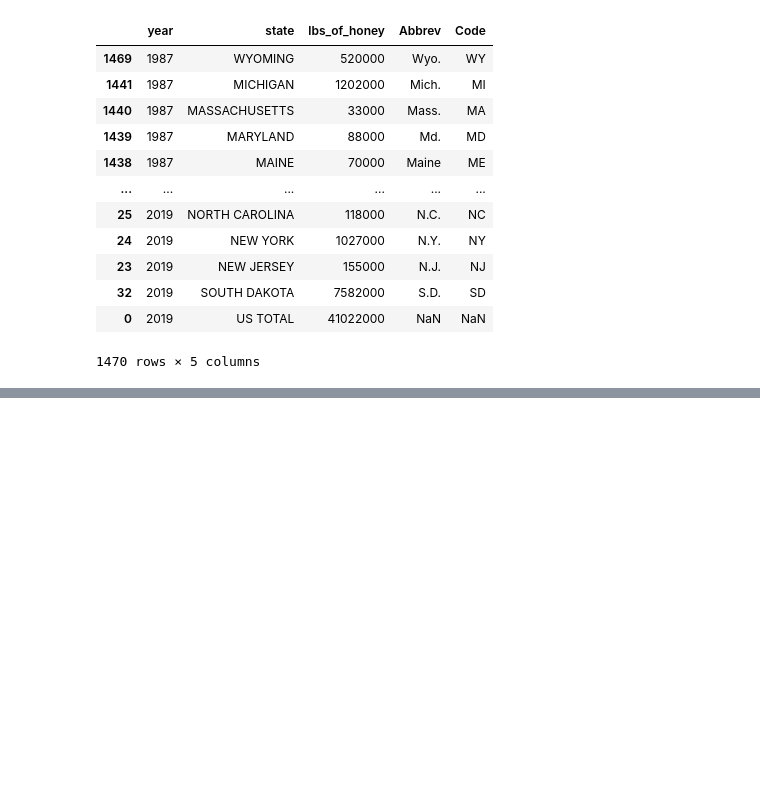
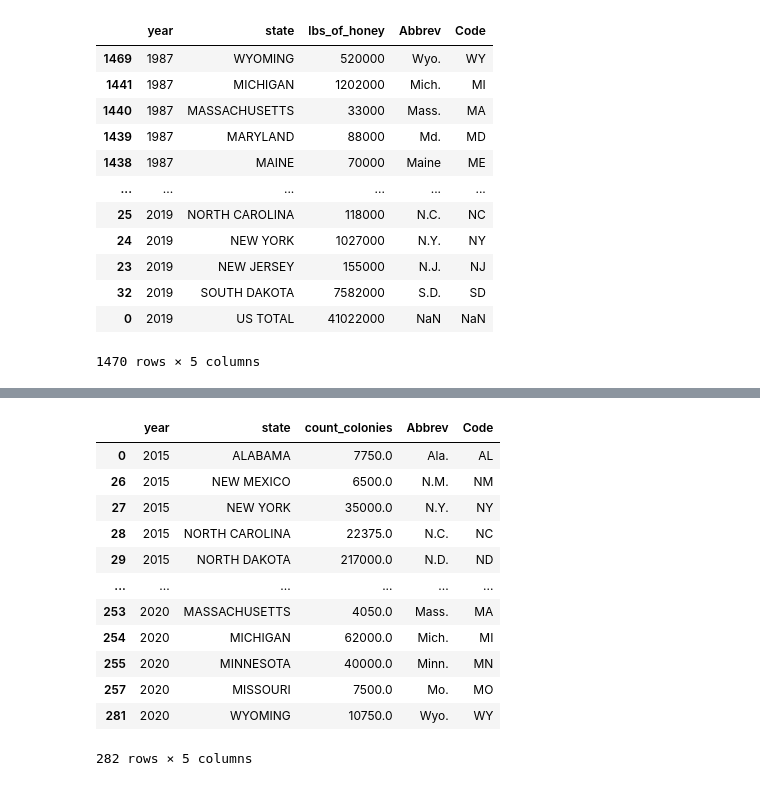
Before and after one commit to gamem001/bees_machine_learning, a Jupyter notebook: kristina/data_cleanup_kr.ipynb, the cells around one changed output, grey strips where cells are left out. Saved outputs shown, nothing was run; the diff lists cells and outputs as text; code cells hidden in the pictures; blank space fills up the shorter version.

```diff
--- a/kristina/data_cleanup_kr.ipynb
+++ b/kristina/data_cleanup_kr.ipynb
@@ -509,0 +532,17 @@ px.choropleth(cleaned_honey_w_code_clean,
+# %%
+cleaned_colony_w_code_v2 = cleaned_colony_w_code.sort_values(by=['year'])
+cleaned_colony_w_code_v2
+# %% [output]
+|  | year | state | count_colonies | Abbrev | Code |
+| 0 | 2015 | ALABAMA | 7750.0 | Ala. | AL |
+| 26 | 2015 | NEW MEXICO | 6500.0 | N.M. | NM |
+| 27 | 2015 | NEW YORK | 35000.0 | N.Y. | NY |
+| 28 | 2015 | NORTH CAROLINA | 22375.0 | N.C. | NC |
+| 29 | 2015 | NORTH DAKOTA | 217000.0 | N.D. | ND |
+| ... | ... | ... | ... | ... | ... |
+| 253 | 2020 | MASSACHUSETTS | 4050.0 | Mass. | MA |
+| 254 | 2020 | MICHIGAN | 62000.0 | Mich. | MI |
+| 255 | 2020 | MINNESOTA | 40000.0 | Minn. | MN |
+| 257 | 2020 | MISSOURI | 7500.0 | Mo. | MO |
+| 281 | 2020 | WYOMING | 10750.0 | Wyo. | WY |
+282 rows × 5 columns
```
Also changed, not shown: parts of 11 cells of this notebook, 6 other files.
